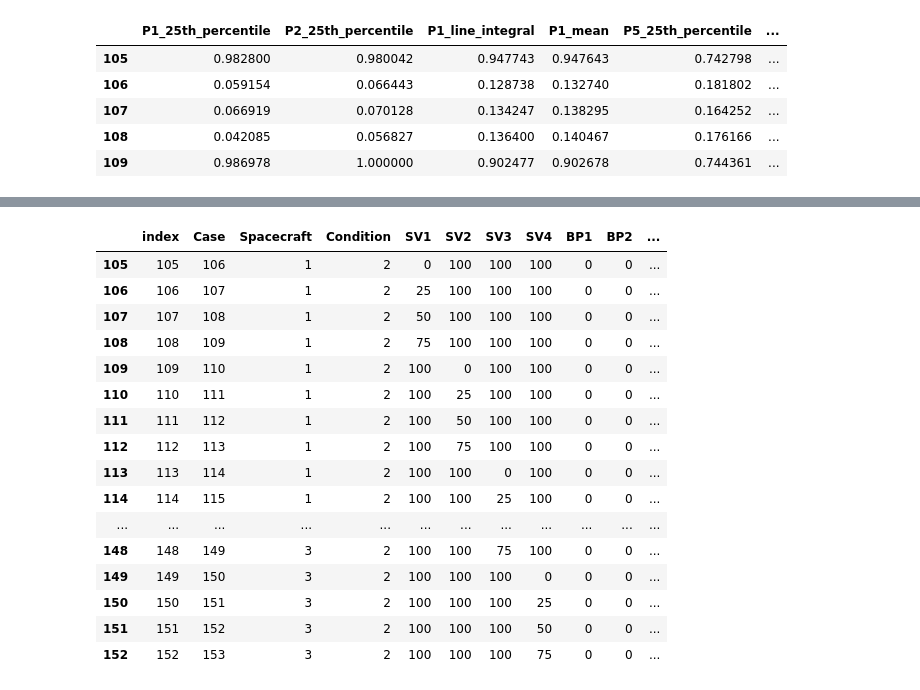
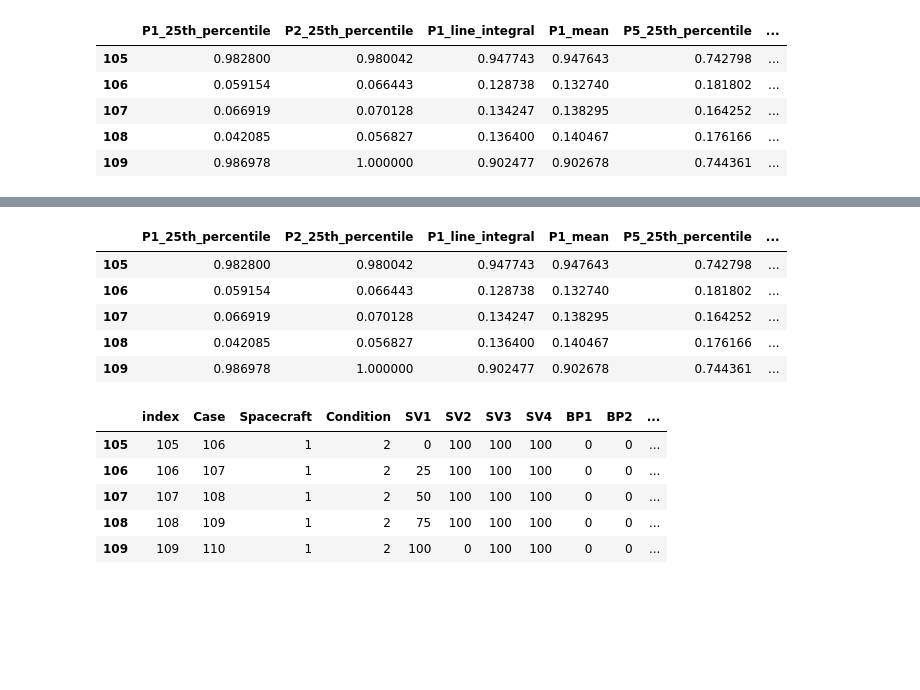
Before and after one commit to alexxdediu/Data-Challenge-PHM-Asia-Pacific-2023, a Jupyter notebook: models/model_task_5.ipynb, the cells around one changed output, grey strips where cells are left out. Saved outputs shown, nothing was run; the diff lists cells and outputs as text; code cells hidden in the pictures; blank space fills up the shorter version.

```diff
--- a/models/model_task_5.ipynb
+++ b/models/model_task_5.ipynb
@@ -374,20 +498,18 @@ X = df_train
+# %%
+df_train.head(5)
+# %% [output]
+|  | P1_25th_percentile | P2_25th_percentile | P1_line_integral | P1_mean | P5_25th_percentile | ... |
+| 105 | 0.982800 | 0.980042 | 0.947743 | 0.947643 | 0.742798 | ... |
+| 106 | 0.059154 | 0.066443 | 0.128738 | 0.132740 | 0.181802 | ... |
+| 107 | 0.066919 | 0.070128 | 0.134247 | 0.138295 | 0.164252 | ... |
+| 108 | 0.042085 | 0.056827 | 0.136400 | 0.140467 | 0.176166 | ... |
+| 109 | 0.986978 | 1.000000 | 0.902477 | 0.902678 | 0.744361 | ... |
 # %%
-df_labels
+df_labels.head(5)
 # %% [output]
 |  | index | Case | Spacecraft | Condition | SV1 | SV2 | SV3 | SV4 | BP1 | BP2 | ... |
 | 105 | 105 | 106 | 1 | 2 | 0 | 100 | 100 | 100 | 0 | 0 | ... |
 | 106 | 106 | 107 | 1 | 2 | 25 | 100 | 100 | 100 | 0 | 0 | ... |
 | 107 | 107 | 108 | 1 | 2 | 50 | 100 | 100 | 100 | 0 | 0 | ... |
 | 108 | 108 | 109 | 1 | 2 | 75 | 100 | 100 | 100 | 0 | 0 | ... |
 | 109 | 109 | 110 | 1 | 2 | 100 | 0 | 100 | 100 | 0 | 0 | ... |
-| 110 | 110 | 111 | 1 | 2 | 100 | 25 | 100 | 100 | 0 | 0 | ... |
-| 111 | 111 | 112 | 1 | 2 | 100 | 50 | 100 | 100 | 0 | 0 | ... |
-| 112 | 112 | 113 | 1 | 2 | 100 | 75 | 100 | 100 | 0 | 0 | ... |
-| 113 | 113 | 114 | 1 | 2 | 100 | 100 | 0 | 100 | 0 | 0 | ... |
-| 114 | 114 | 115 | 1 | 2 | 100 | 100 | 25 | 100 | 0 | 0 | ... |
-| ... | ... | ... | ... | ... | ... | ... | ... | ... | ... | ... | ... |
-| 148 | 148 | 149 | 3 | 2 | 100 | 100 | 75 | 100 | 0 | 0 | ... |
-| 149 | 149 | 150 | 3 | 2 | 100 | 100 | 100 | 0 | 0 | 0 | ... |
-| 150 | 150 | 151 | 3 | 2 | 100 | 100 | 100 | 25 | 0 | 0 | ... |
-| 151 | 151 | 152 | 3 | 2 | 100 | 100 | 100 | 50 | 0 | 0 | ... |
-| 152 | 152 | 153 | 3 | 2 | 100 | 100 | 100 | 75 | 0 | 0 | ... |
```
Also changed, not shown: parts of 64 cells of this notebook, 4 other files.
